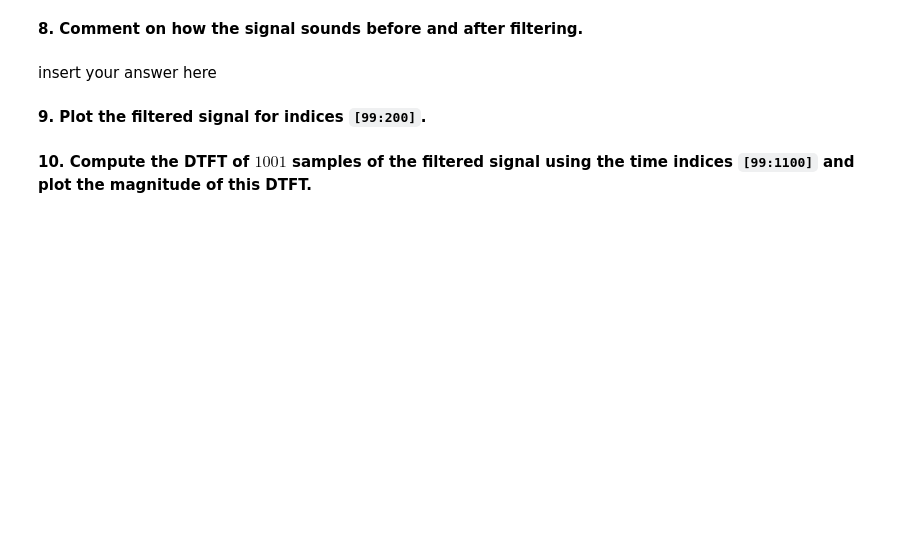
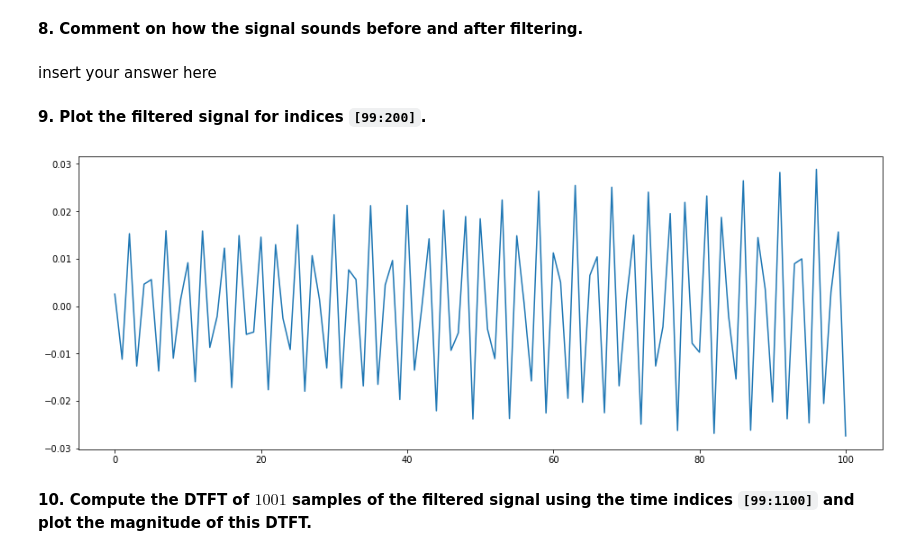
Before and after one commit to cdavin2/dsp_lab05a, a Jupyter notebook: lab05a_final_report.ipynb, the cells around one changed output. Cells and saved outputs as stored; diff of their text form; code cells hidden in the pictures; blank space fills up the shorter version.

````diff
--- a/lab05a_final_report.ipynb
+++ b/lab05a_final_report.ipynb
@@ -315,5 +303,9 @@ insert your answer here
 **9. Plot the filtered signal for indices ```[99:200]```.**
 # %%
 # insert your code here
+plt.plot(pcm_IIR[99:200])
+plt.show()
+# %% [output]
+[figure, added]
 # %% [markdown]
 **10. Compute the DTFT of $1001$ samples of the filtered signal using the time indices ```[99:1100]``` and plot the magnitude of this DTFT.**
````
Also changed, not shown: parts of 29 cells of this notebook.
